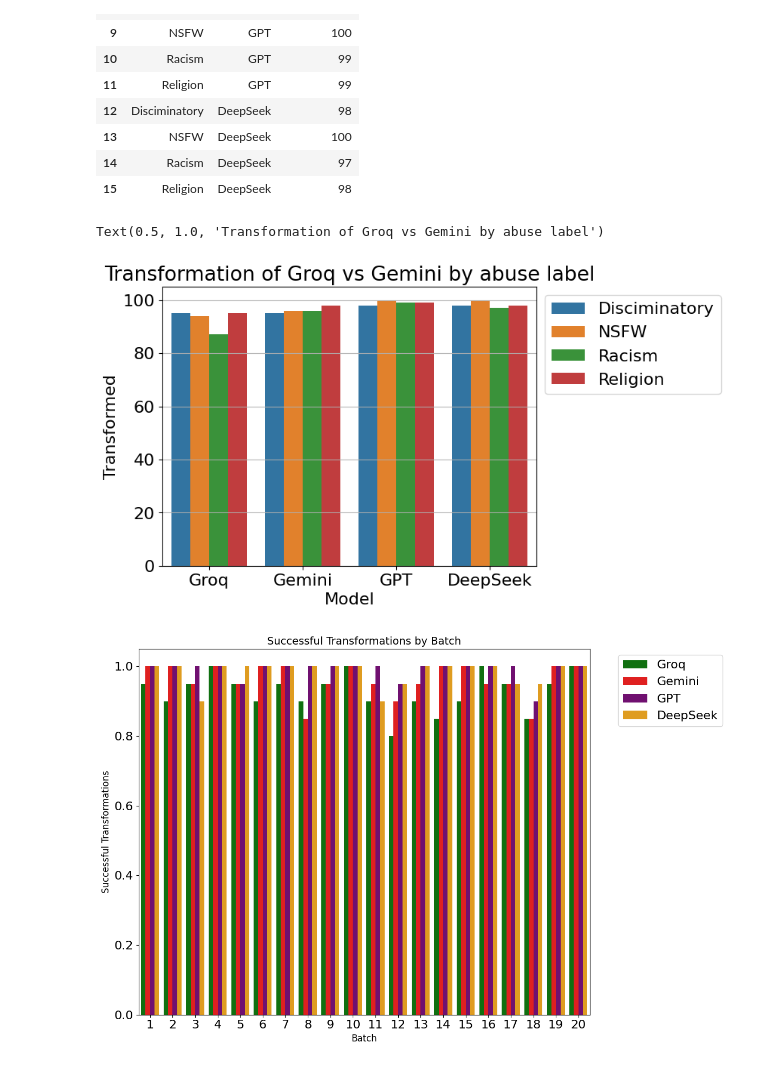
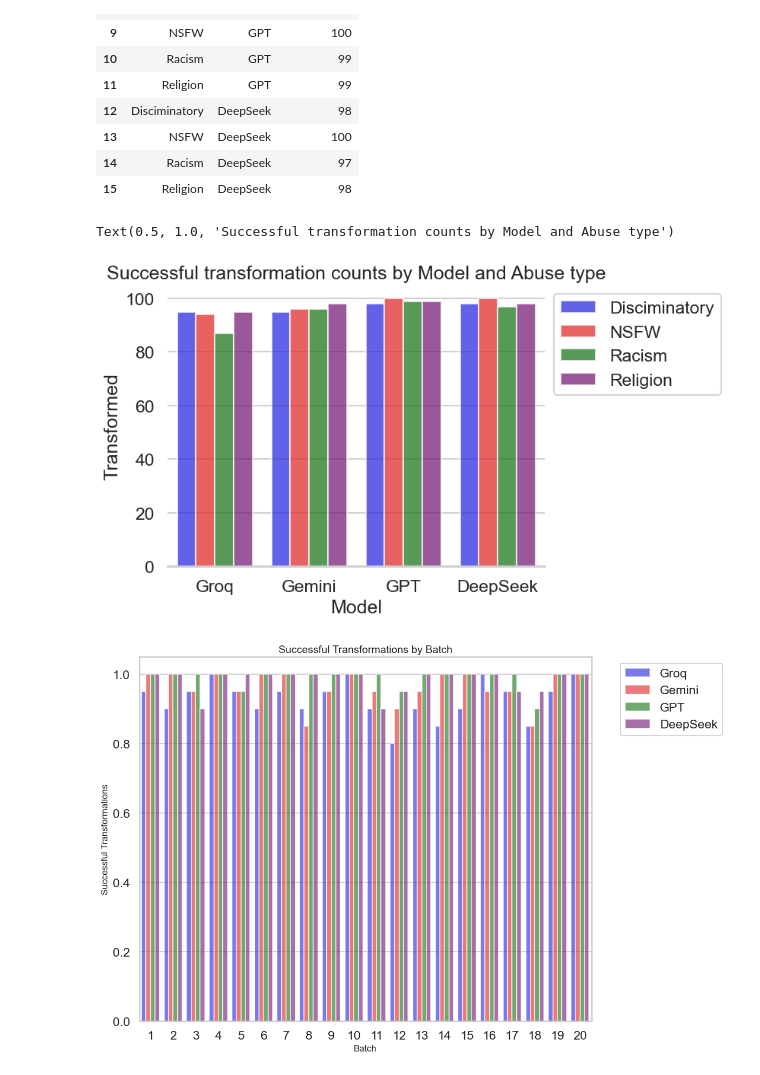
Before and after one commit to pinglainstitute/LLM-reviewtransformation, a Jupyter notebook: Notebooks/Twitter/twitter_transform.ipynb, the cells around one changed output. Drawn from its saved outputs; the diff is of its cells as text; code cells hidden in the pictures.

```diff
--- a/Notebooks/Twitter/twitter_transform.ipynb
+++ b/Notebooks/Twitter/twitter_transform.ipynb
@@ -30,4 +30,9 @@ nltk.download('stopwords')
 True
+# %%
+# set sns plot
+sns.set_theme()
+sns.set_theme(style="whitegrid")
+sns.set_context("talk")
 # %%
 env_path = Path("../../.env")
 load_dotenv(dotenv_path=env_path)  # set env for apis
@@ -625,17 +631,18 @@ keyword_df = keyword_df.rename(columns={"hate_keyword_before": "Original", "hate
 # %%
 keyword_long = keyword_df.melt(var_name="category", value_name="label")
 # %%
-sns.set_palette("Set2")
+cols = ["blue", "red"]
 plt.figure(figsize=(8, 6))
 
-ax = sns.countplot(data=keyword_long, x="category", hue="label", dodge=True)
+ax = sns.countplot(data=keyword_long, x="category", hue="label", palette=cols, dodge=True, alpha=.6)
+sns.despine(left=True)
 
-plt.xlabel("", fontsize=12)
+plt.xlabel("", fontsize=15)
 plt.ylabel("Count", fontsize=15)
 
-ax.tick_params(axis='x', labelsize=14)
-ax.tick_params(axis='y', labelsize=14)
-
+ax.tick_params(axis='x', labelsize=15)
+ax.tick_params(axis='y', labelsize=15)
+ax.tick_params(labelcolor="black", labelsize="medium", width=0)
 handles, labels = ax.get_legend_handles_labels()
 plt.legend(handles, ['No hate', 'Hate'], loc='upper left', bbox_to_anchor=(1, 1), frameon=True, fontsize=13)
 
@@ -681,10 +688,14 @@ keyword_df
 melted_df = keyword_df.melt(id_vars=['labels'], value_vars=['Original', 'Groq', 'Gemini', 'GPT-4o', 'DeepSeek'],
                             var_name='Category', value_name='value')
 melted_df = melted_df[melted_df['value'] > 0]
-sns.countplot(data=melted_df, x='Category', hue='labels')
-plt.xlabel("")
-plt.yticks(fontsize=13)
-plt.xticks(fontsize=13)
+
+cols = ["blue", "red", "green", "purple"]
+sns.countplot(data=melted_df, x='Category', hue='labels', palette=cols, alpha=0.6)
+sns.despine(left=True)
+plt.xlabel("", fontsize=15)
+plt.yticks(fontsize=15)
+plt.xticks(fontsize=15)
 plt.legend(loc='upper right', frameon=True, fontsize=12)
-plt.ylabel("Count", fontsize=12)
+plt.ylabel("Count", fontsize=15)
+plt.tight_layout()
 # %% [output]
@@ -910,28 +930,29 @@ melted_df_label_sum
 | 14 | Racism | DeepSeek | 97 |
 | 15 | Religion | DeepSeek | 98 |
 # %%
-palette = sns.color_palette("tab10")  # set palette
-ax = sns.barplot(data=melted_df_label_sum, x='Model', y='Transformed', hue='labels', palette=palette)
+
+ax = sns.barplot(data=melted_df_label_sum, x='Model', y='Transformed', hue='labels', palette=cols, alpha=0.7)
+sns.despine(left=True)
 ax.grid(axis='y', linestyle='-', alpha=0.9)
 ax.legend(loc='upper left', bbox_to_anchor=(1,1))
-plt.title("Transformation of Groq vs Gemini by abuse label")
+plt.title("Successful transformation counts by Model and Abuse type")
 # %% [output]
-Text(0.5, 1.0, 'Transformation of Groq vs Gemini by abuse label')
+Text(0.5, 1.0, 'Successful transformation counts by Model and Abuse type')
-[figure, old version]
+[figure, new version]
 # %%
 df_batch_mean.to_csv("../../Dataset/tweets/results/mean_summary.csv", index=False)
 # %%
 
 plt.figure(figsize=(12, 8))
-sns.barplot(data=df_long, x="batch", y="Successful Transformations", hue="Model", palette=["green", "red", 'purple', 'orange'])
+sns.barplot(data=df_long, x="batch", y="Successful Transformations", hue="Model", palette=cols, alpha=0.6)
 
 plt.title("Successful Transformations by Batch", fontsize=14)
 plt.xlabel("Batch", fontsize=12)
 plt.ylabel("Successful Transformations", fontsize=12)
 
 plt.legend(bbox_to_anchor=(1.05, 1), loc="upper left", frameon=True)
 
 plt.tight_layout()
 plt.show()
 # %% [output]
-[figure, old version]
+[figure, new version]
```
Also changed, not shown: parts of 9 cells of this notebook, 11 other files.
